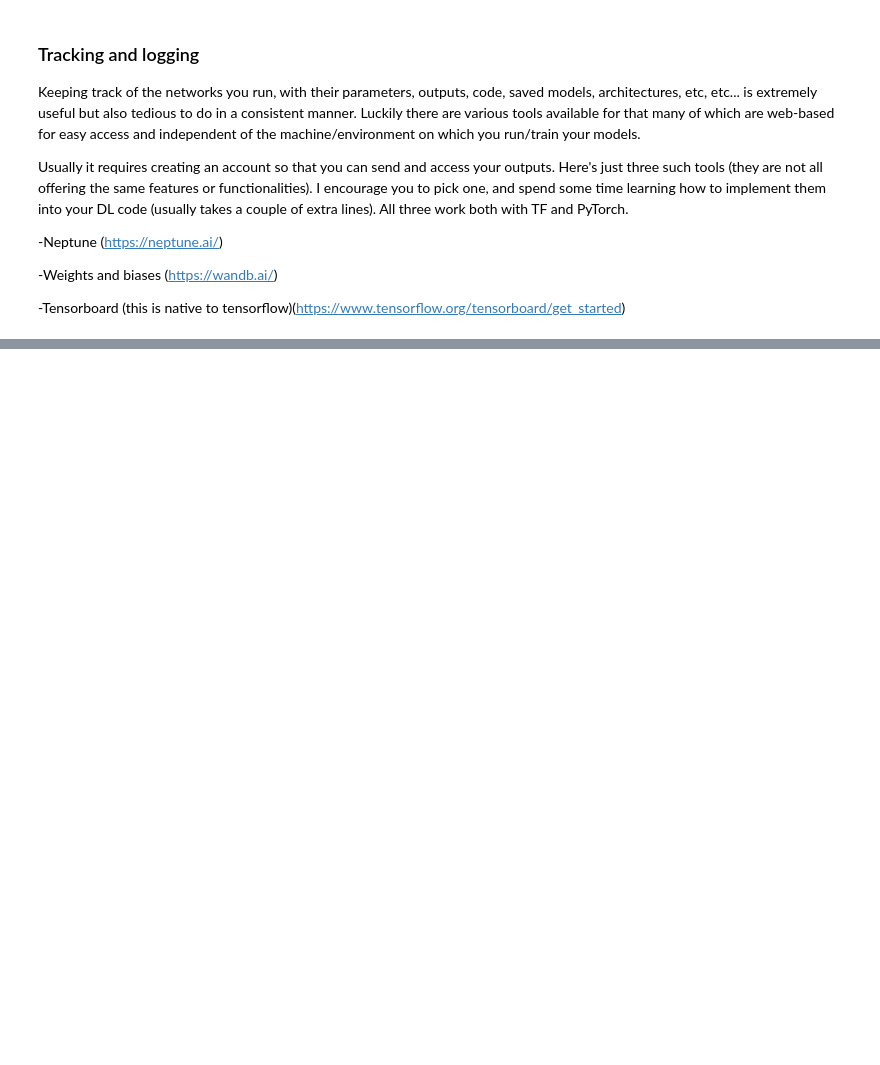
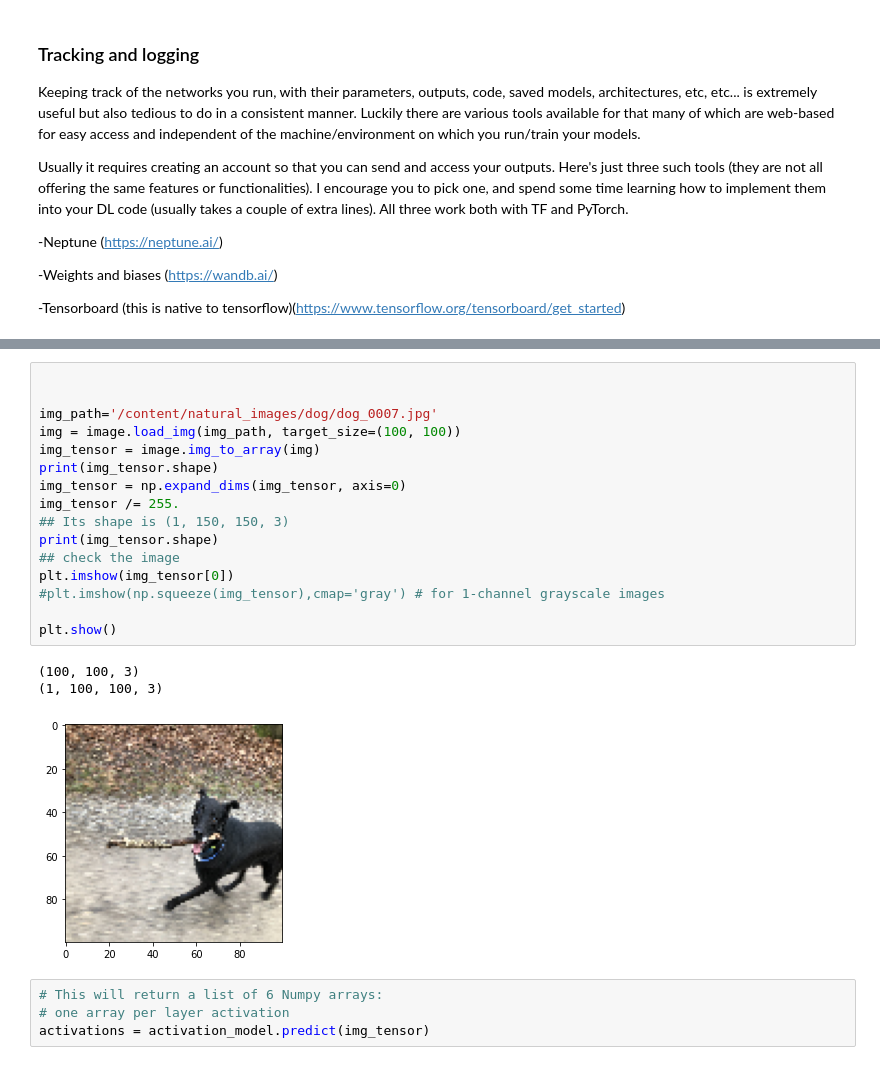
Before and after one commit to emmarant/CNN, a Jupyter notebook: CNN_classification_on_colab_env.ipynb, the cells around one changed output, grey strips where cells are left out. Drawn from its saved outputs; the diff is of its cells as text; blank space fills up the shorter version.

```diff
--- a/CNN_classification_on_colab_env.ipynb
+++ b/CNN_classification_on_colab_env.ipynb
@@ -646,0 +671,24 @@ Here's just three such tools (they are not all offering the same features or fun
+# %%
+
+
+img_path='/content/natural_images/dog/dog_0007.jpg'
+img = image.load_img(img_path, target_size=(100, 100))
+img_tensor = image.img_to_array(img)
+print(img_tensor.shape)
+img_tensor = np.expand_dims(img_tensor, axis=0)
+img_tensor /= 255.
+## Its shape is (1, 150, 150, 3)
+print(img_tensor.shape)
+## check the image
+plt.imshow(img_tensor[0])
+#plt.imshow(np.squeeze(img_tensor),cmap='gray') # for 1-channel grayscale images
+
+plt.show()
+# %% [output]
+(100, 100, 3)
+(1, 100, 100, 3)
+[figure, added]
+# %%
+# This will return a list of 6 Numpy arrays:
+# one array per layer activation
+activations = activation_model.predict(img_tensor)
```
Also changed, not shown: parts of 5 cells of this notebook, 1 other file.
